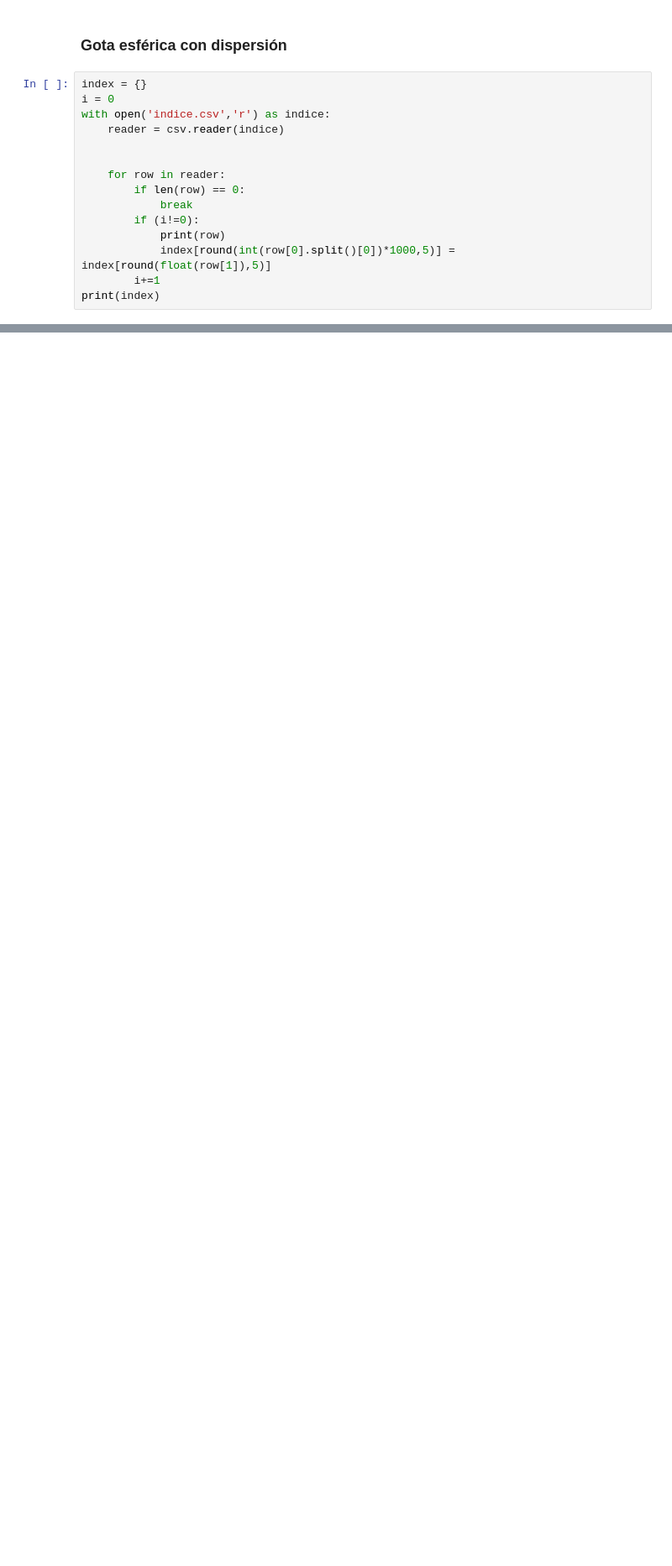
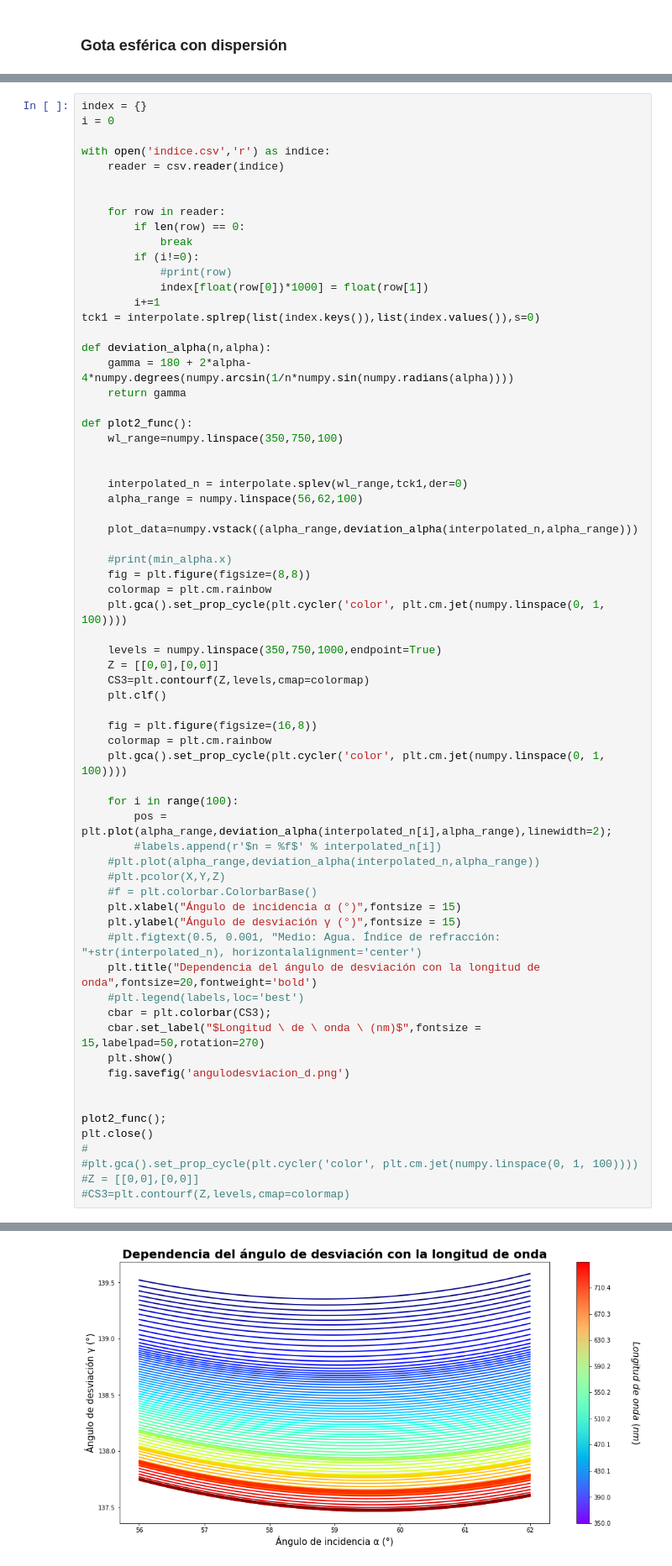
Before and after one commit to rmhsik/Arcoiris, a Jupyter notebook: Trabajo Optica.ipynb, the cells around one changed output, grey strips where cells are left out. Shown at 84% size. Drawn from its saved outputs; the diff is of its cells as text; blank space fills up the shorter version.

Commit message:
Added second rainbow study. Added polarization section

```diff
--- a/Trabajo Optica.ipynb
+++ b/Trabajo Optica.ipynb
@@ -141,18 +154,3 @@ If you're reading this message in the Jupyter Notebook or JupyterLab Notebook, i
 If you're reading this message in another frontend (for example, a static rendering on GitHub or NBViewer), it may mean that your frontend doesn't currently support widgets.
 # %% [markdown]
 <h3> Gota esférica con dispersión </h3>
-# %%
-index = {}
-i = 0
-with open('indice.csv','r') as indice:
-    reader = csv.reader(indice)
-
-
-    for row in reader:
-        if len(row) == 0:
-            break
-        if (i!=0):
-            print(row)
-            index[round(int(row[0].split()[0])*1000,5)] = index[round(float(row[1]),5)]
-        i+=1
-print(index)
@@ -161,0 +157,68 @@ KeyError: 1.396
+# %%
+index = {}
+i = 0
+
+with open('indice.csv','r') as indice:
+    reader = csv.reader(indice)
+
+
+    for row in reader:
+        if len(row) == 0:
+            break
+        if (i!=0):
+            #print(row)
+            index[float(row[0])*1000] = float(row[1])
+        i+=1
+tck1 = interpolate.splrep(list(index.keys()),list(index.values()),s=0)
+
+def deviation_alpha(n,alpha):
+    gamma = 180 + 2*alpha-4*numpy.degrees(numpy.arcsin(1/n*numpy.sin(numpy.radians(alpha))))
+    return gamma
+
+def plot2_func():
+    wl_range=numpy.linspace(350,750,100)
+
+
+    interpolated_n = interpolate.splev(wl_range,tck1,der=0)
+    alpha_range = numpy.linspace(56,62,100)
+
+    plot_data=numpy.vstack((alpha_range,deviation_alpha(interpolated_n,alpha_range)))
+
+    #print(min_alpha.x)
+    fig = plt.figure(figsize=(8,8))
+    colormap = plt.cm.rainbow
+    plt.gca().set_prop_cycle(plt.cycler('color', plt.cm.jet(numpy.linspace(0, 1, 100))))
+
+    levels = numpy.linspace(350,750,1000,endpoint=True)
+    Z = [[0,0],[0,0]]
+    CS3=plt.contourf(Z,levels,cmap=colormap)
+    plt.clf()
+
+    fig = plt.figure(figsize=(16,8))
+    colormap = plt.cm.rainbow
+    plt.gca().set_prop_cycle(plt.cycler('color', plt.cm.jet(numpy.linspace(0, 1, 100))))
+
+    for i in range(100):
+        pos = plt.plot(alpha_range,deviation_alpha(interpolated_n[i],alpha_range),linewidth=2);
+        #labels.append(r'$n = %f$' % interpolated_n[i])
+    #plt.plot(alpha_range,deviation_alpha(interpolated_n,alpha_range))
+    #plt.pcolor(X,Y,Z)
+    #f = plt.colorbar.ColorbarBase()
+    plt.xlabel("Ángulo de incidencia α (°)",fontsize = 15)
+    plt.ylabel("Ángulo de desviación γ (°)",fontsize = 15)
+    #plt.figtext(0.5, 0.001, "Medio: Agua. Índice de refracción: "+str(interpolated_n), horizontalalignment='center')
+    plt.title("Dependencia del ángulo de desviación con la longitud de onda",fontsize=20,fontweight='bold')
+    #plt.legend(labels,loc='best')
+    cbar = plt.colorbar(CS3);
+    cbar.set_label("$Longitud \ de \ onda \ (nm)$",fontsize = 15,labelpad=50,rotation=270)
+    plt.show()
+    fig.savefig('angulodesviacion_d.png')
+
+
+plot2_func();
+plt.close()
+#
+#plt.gca().set_prop_cycle(plt.cycler('color', plt.cm.jet(numpy.linspace(0, 1, 100))))
+#Z = [[0,0],[0,0]]
+#CS3=plt.contourf(Z,levels,cmap=colormap)
+# %% [output]
@@ -161,0 +226 @@ KeyError: 1.396
+[figure, added]
```
Also changed, not shown: parts of 22 cells of this notebook, 2 other files.
